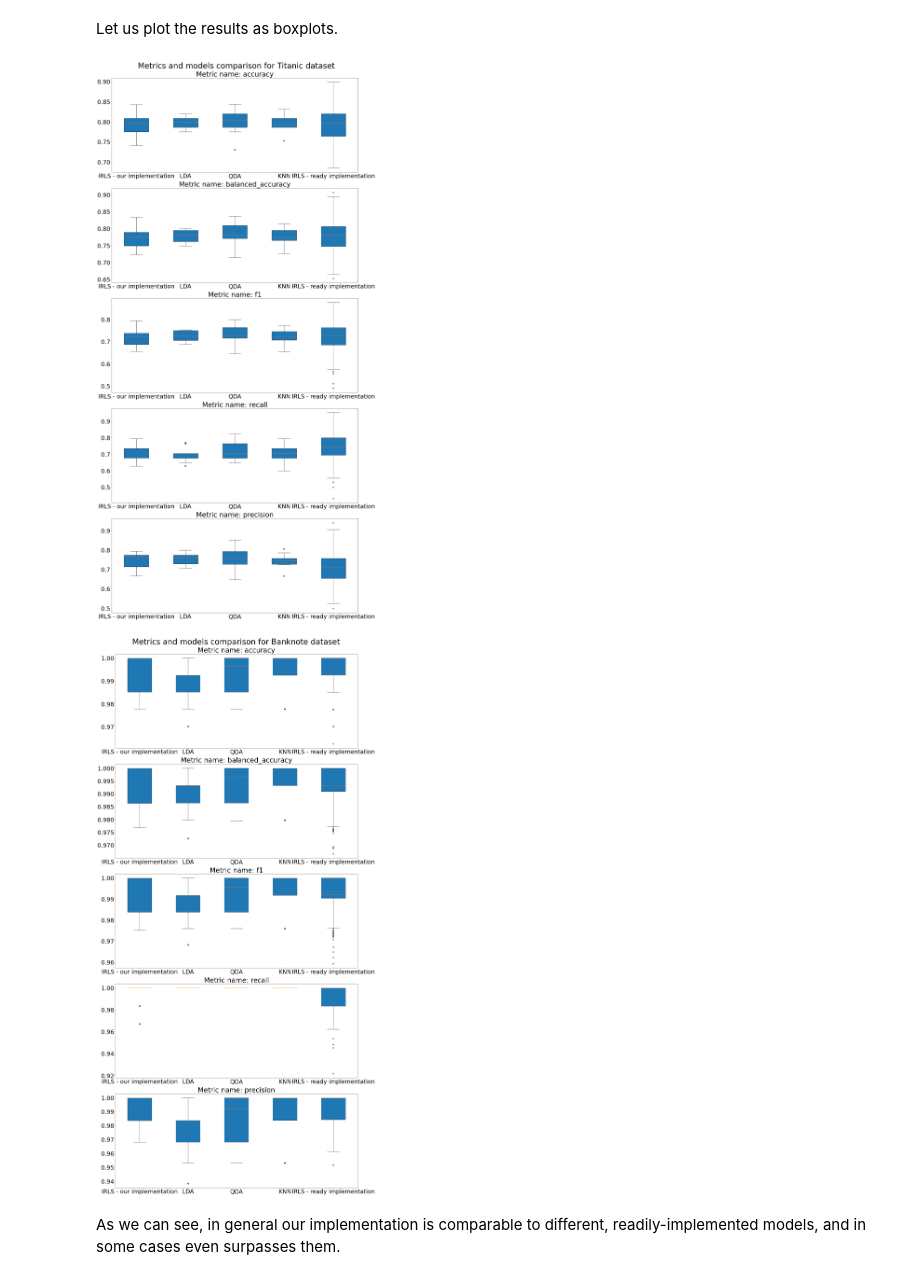
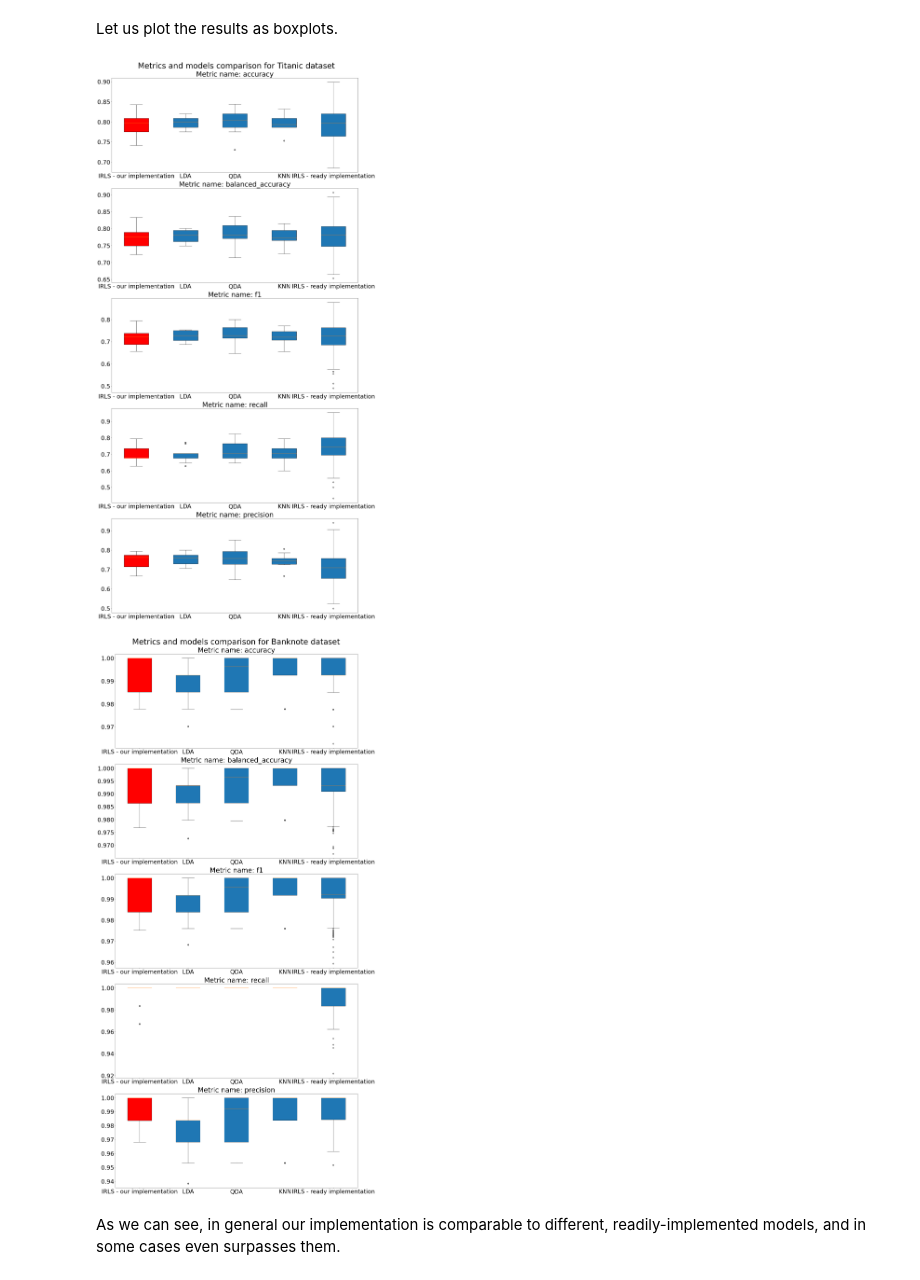
Before and after one commit to jakfol1217/AdvancedML_Project, a Jupyter notebook: real_data_experiments.ipynb, the cells around one changed output. Cells and saved outputs as stored; diff of their text form; code cells hidden in the pictures.

```diff
--- a/real_data_experiments.ipynb
+++ b/real_data_experiments.ipynb
@@ -442,25 +442,27 @@ matplotlib.rc('xtick', labelsize=30)
 matplotlib.rc('ytick', labelsize=30)
 for i, (dict, metric_name) in enumerate(zip(metric_dicts_titanic, scoring)):
     labels, data = dict.keys(), dict.values()
-    ax[i].boxplot(data, patch_artist=True)
+    bp = ax[i].boxplot(data, patch_artist=True)
+    bp['boxes'][0].set_facecolor('red')
     ax[i].set_xticks(range(1, len(labels) + 1), labels)
     ax[i].set_title(f"Metric name: {metric_name}", fontsize=35)
 plt.show()
 # %% [output]
-[figure, old version]
+[figure, new version]
 # %%
 fig, ax = plt.subplots(5,1,figsize=(20,40), layout="constrained")
 fig.suptitle("Metrics and models comparison for Banknote dataset", fontsize=40)
 matplotlib.rc('xtick', labelsize=30)
 matplotlib.rc('ytick', labelsize=30)
 for i, (dict, metric_name) in enumerate(zip(metric_dicts_bank, scoring)):
     labels, data = dict.keys(), dict.values()
-    ax[i].boxplot(data, patch_artist=True)
+    bp = ax[i].boxplot(data, patch_artist=True)
+    bp['boxes'][0].set_facecolor('red')
     ax[i].set_xticks(range(1, len(labels) + 1), labels)
     ax[i].set_title(f"Metric name: {metric_name}", fontsize=35)
 plt.show()
 # %% [output]
-[figure, old version]
+[figure, new version]
 # %% [markdown]
 As we can see, in general our implementation is comparable to different, readily-implemented models, and in some cases even surpasses them.
 # %% [markdown]
```
